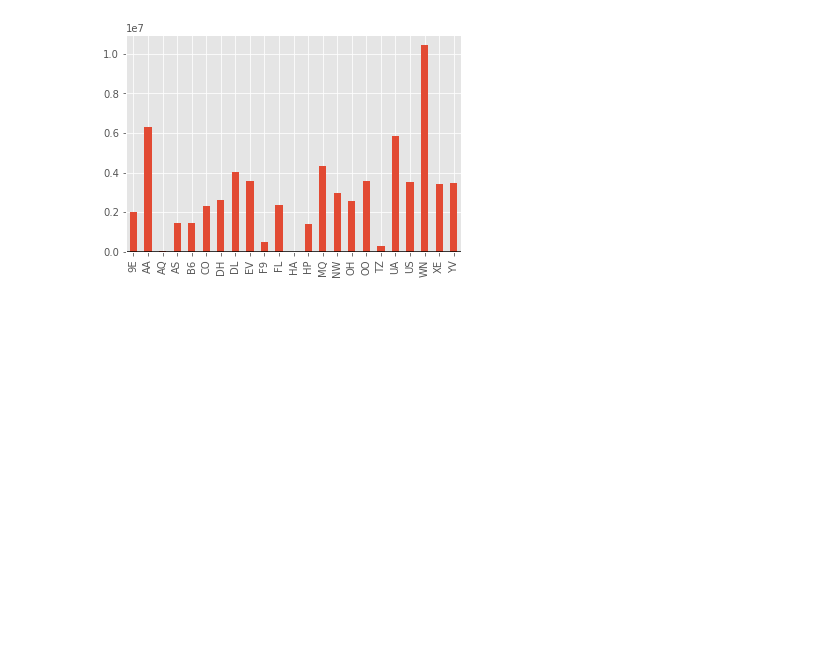
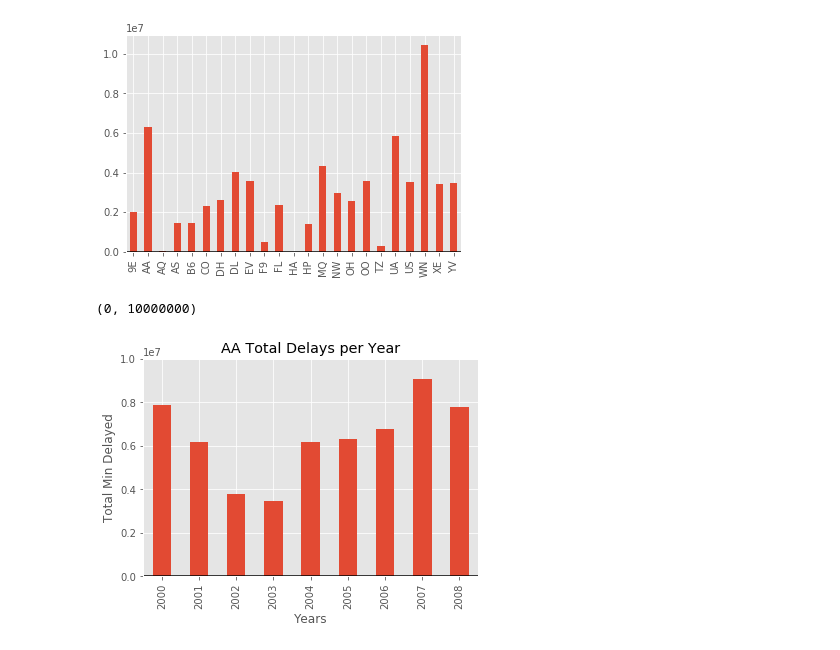
Before and after one commit to byurtkulu/cs210_proj51, a Jupyter notebook: histogram.ipynb, the cells around one changed output. Cells and saved outputs as stored; diff of their text form; code cells hidden in the pictures; blank space fills up the shorter version.

Commit message:
Histograms year by year

```diff
--- a/histogram.ipynb
+++ b/histogram.ipynb
@@ -286,3 +287,64 @@ df2.iloc[5].plot.bar(); plt.axhline(0, color='k')
 # %% [output]
 <matplotlib.lines.Line2D at 0x...>
 [figure]
+# %%
+import pandas as pd
+import numpy as np
+from matplotlib import pyplot as plt
+import matplotlib
+matplotlib.style.use('ggplot')
+%matplotlib inline
+
+uniqueCarriers = ['AA','AQ','AS','B6','CO','DL','EV','F9','FL','HA','MQ',
+                  'NW','OH','OO','TZ','UA','US','WN','XE','YV','9E','DH','HP']
+
+years = ['2000', '2001', '2002', '2003', '2004', '2005', '2006', '2007', '2008']
+
+AAdelays = [7865606,6181171,3770725,3459811,6196410,6307716,6776914,9066828,7802966]
+# AQdelays = [17268,219683,0,0,0,0,-3908,20168,-10844]
+# ASdelays = [1899553,1652522,1144349,916855,1468593,2106401,1473647,1691897,1020350]
+# B6delays = ['no data','no data','no data',378292,556397,1139506,1751381,2767110,2440878]
+# COdelays = [3289400,2029647,821796,1171639,1775949,2323384,3393126,3774557,3886953]
+# DLdelays = [8287197,6018513,4011043,2973962,5193312,5218108,4039668,3686443,3564817]
+# EVdelays = ['no data','no data','no data',2374338,2752684,3836495,4371670,5607544,3285923]
+# F9delays = ['no data','no data','no data','no data','no data',303223,453707,721561,565097]
+# FLdelays = ['no data','no data','no data',988221,1602802,2936370,2586282,2354142,2403285]
+# HAdelays = ['no data','no data','no data',8062,-10680,-53692,-63173,-49390,27887]
+# MQdelays = ['no data',4744165,2369391,2089144,3943791,3921978,6075136,6830165,5054033]
+# NWdelays = [4140802,2989737,2439309,1077871,2102740,3716396,3005005,3630596,2228375]
+# OHdelays = ['no data','no data','no data','no data',3149903,2457561,2544892,2835919,2205401]
+# OOdelays = ['no data','no data','no data',2125532,2982997,2941282,4729541,4848850,4137595]
+# TZdelays = ['no data','no data','no data',327166,370663,197806,249165,'no data','no data']
+# UAdelays = [12895873,7399741,2720805,2512578,3978918,4612759,5831704,6648458,6196282]
+# USdelays = [6586411,3870767,1860425,1693836,2830401,3515474,3939983,5787520,2556181]
+# WNdelays = [11470445,8230629,8447603,6360097,9955591,10423665,11224333,12094777,12349540]
+# XEdelays = ['no data','no data','no data',1332807,1921948,2698243,4271628,5035103,4154705]
+# YVdelays = ['no data','no data','no data','no data','no data','no data',4206546,3489825,2950054]
+# delays9E = ['no data','no data','no data','no data','no data','no data','no data',2285792,1726803]
+# DHdelays = ['no data','no data','no data',2638536,2932459,877846,'no data','no data','no data']
+# HPdelays = [3028721,2007274,1216779,1092074,1553263,1299227,'no data','no data','no data']
+
+
+avgMinuteDelayed = [6380905.22222222,48473.4,1486018.55555556,1505594,2496272.33333333,4777007,3704775.66666667,
+                    510897,2145183.66666667,-23497.6666666667,4378475.375,
+                    2814536.77777778,2638735.2,3627632.83333333,286200,5866346.44444444,
+                    3626777.55555556,10061853.3333333,
+                    3235739,3548808.33333333,2006297.5,2149613.66666667,1699556.33333333]
+
+median = [6307716,17268,1473647,1445443.5,2323384,4039668,3561209,509402,2378713.5,
+          -30035,4343978,2989737,2544892,3560296,288165.5,5831704,
+          3515474,10423665,3426474,3489825,2006297.5,2638536,1426245]
+
+###########################################
+#### AA airline - Delays Year by Year #####
+###########################################
+AAdict = dict(zip(years, AAdelays))
+AAdf = pd.DataFrame(AAdict, index=[list(range(len(AAdict)))])
+
+AAhist = AAdf.iloc[5].plot.bar(title='AA Total Delays per Year'); plt.axhline(0, color='k')
+AAhist.set_xlabel('Years')
+AAhist.set_ylabel('Total Min Delayed')
+AAhist.set_ylim(0, 10000000)
+# %% [output]
+(0, 10000000)
+[figure, added]
```
Also changed, not shown: parts of 22 cells of this notebook.
